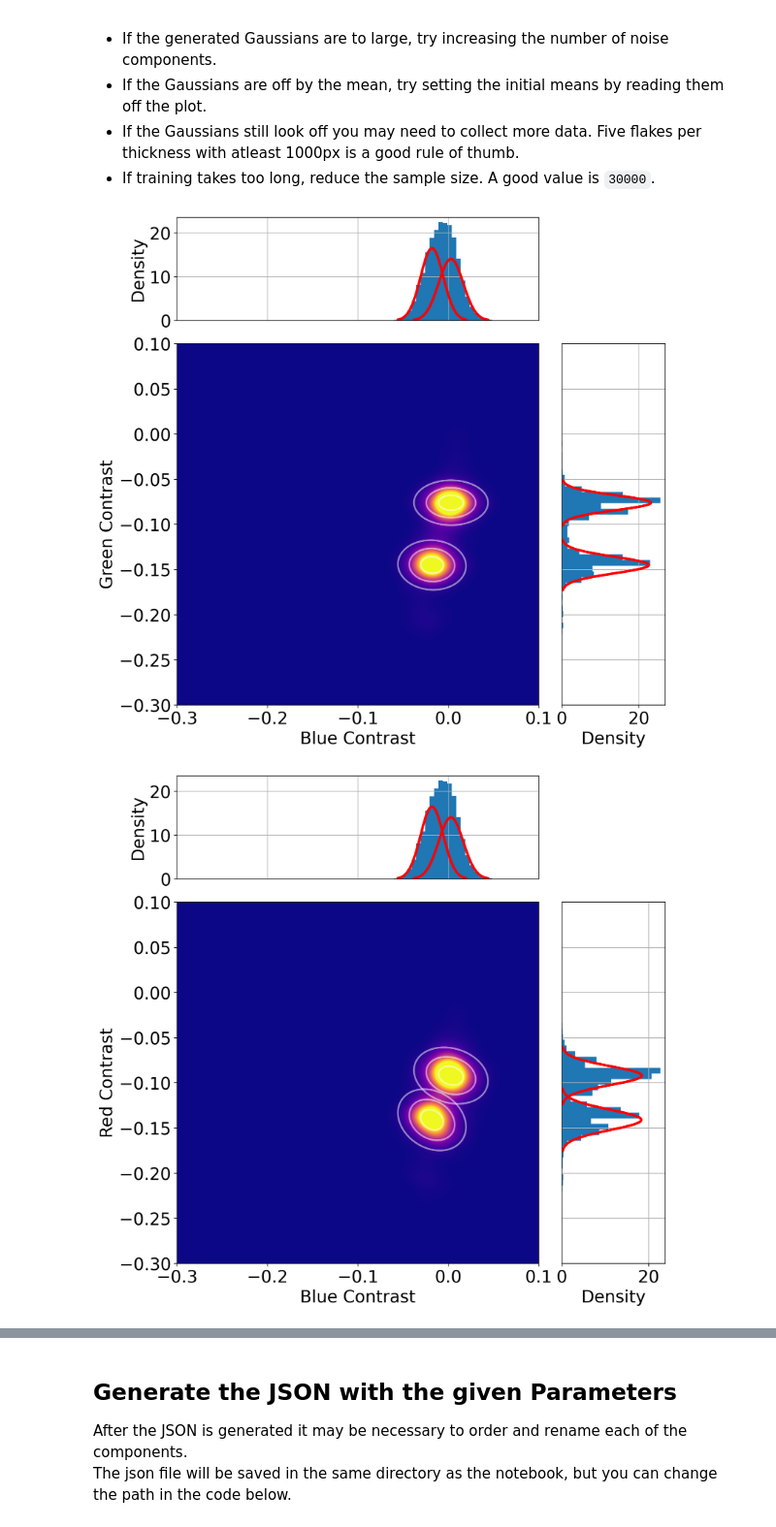
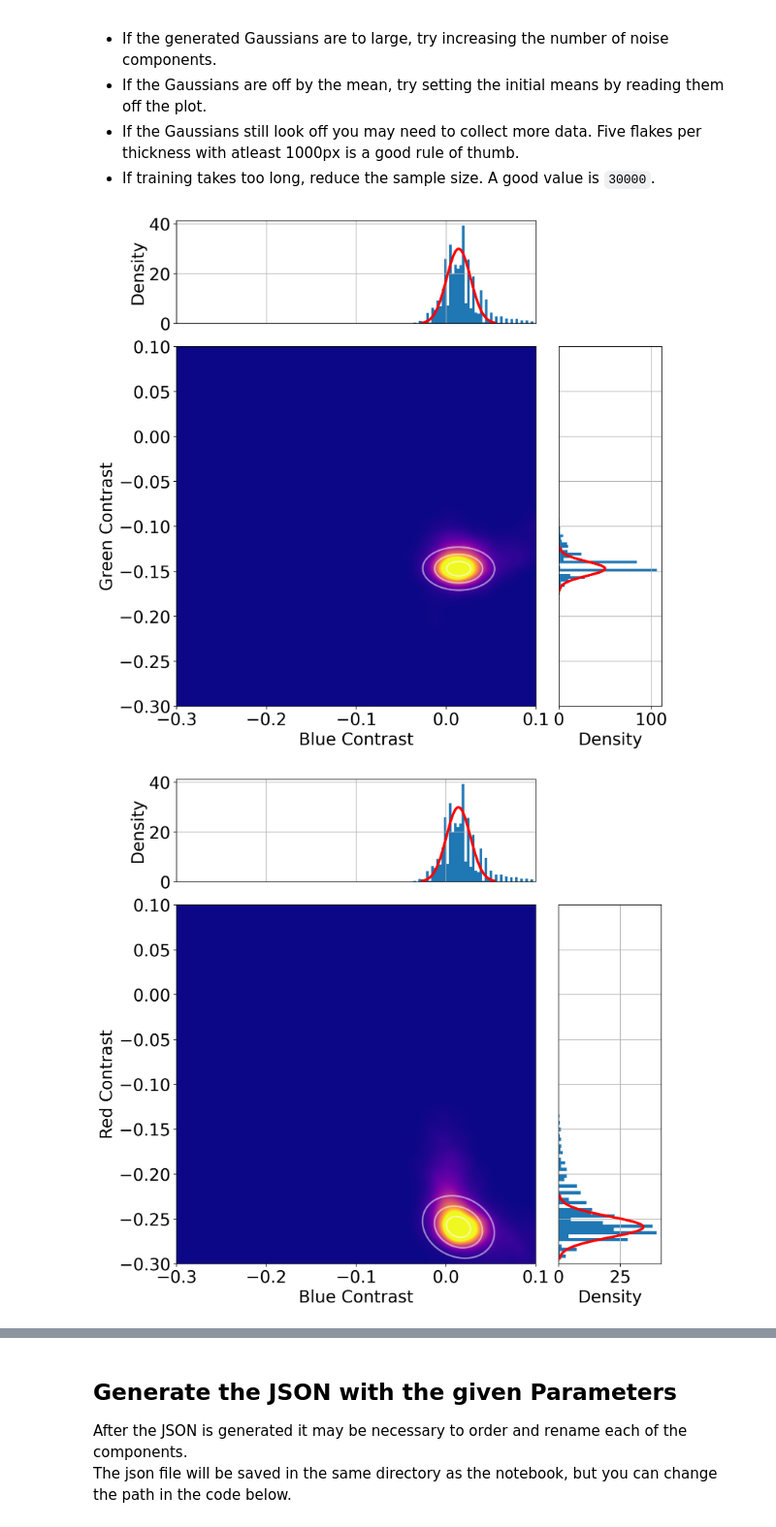
Before and after one commit to MiriRL/2DMatGMM, a Jupyter notebook: GMMDetector/Interactive_Parameter_Estimation.ipynb, the cells around one changed output, grey strips where cells are left out. Shown at 97% size. Cells and saved outputs as stored; diff of their text form; code cells hidden in the pictures.

```diff
--- a/GMMDetector/Interactive_Parameter_Estimation.ipynb
+++ b/GMMDetector/Interactive_Parameter_Estimation.ipynb
@@ -34,12 +34,12 @@ import json
 As the Supplied Datasets already have their flatfield removed, the default for `USE_FLATFIELD` is set to `False`.
 If you want to use a flatfield image, you need to set `USE_FLATFIELD` to `True` and set the path to the flatfield image in `FLATFIELD_PATH`.
 # %%
-FLAKE_DIRECTORY = r"../Datasets/GMMDetectorDatasets/usable_TIS_camera/train_images"
-MASK_SAVE_DIRECTORY = r"..Datasets/GMMDetectorDatasets/usable_TIS_camera/train_masks"
+FLAKE_DIRECTORY = r"../Datasets/GMMDetectorDatasets/WSe2/train_images"
+MASK_SAVE_DIRECTORY = r"../Datasets/GMMDetectorDatasets/WSe2/train_masks"
 
-ANNOTATE = True
+ANNOTATE = False
 USE_FLATFIELD = True
-FLATFIELD_PATH = r"../Datasets/GMMDetectorDatasets/usable_TIS_camera/flatfield_NDTiffStack.tif"
+FLATFIELD_PATH = r"../Datasets/GMMDetectorDatasets/WSe2/flatfield_2_correct_MMStack_Pos0.ome.tif"
 USED_CHANNELS = "BGR"
 AXIS_NAMES = ["Blue Contrast", "Green Contrast", "Red Contrast"]
 # %% [markdown]
@@ -179,8 +179,8 @@ Under the hood we are using the SciKit-Learn implementation of the EM-Algorithm.
 - If the Gaussians still look off you may need to collect more data. Five flakes per thickness with atleast 1000px is a good rule of thumb.
 - If training takes too long, reduce the sample size. A good value is `30000`.
 # %%
-NUMBER_OF_COMPONENTS = 2
-NUMBER_OF_NOISE_COMPONENTS = 1
+NUMBER_OF_COMPONENTS = 1
+NUMBER_OF_NOISE_COMPONENTS = 2
 SAMPLE_SIZE = None
 COV_TYPE = "full"
 
@@ -199,32 +199,32 @@ INITIAL_MEANS = [
     all_weights_gauss,
     sampled_data,
     predicted_labels,
 ) = fit_set(
     data=datapoints_contrast_cropped,
     num_components=NUMBER_OF_COMPONENTS,
     num_additional_noise_comp=NUMBER_OF_NOISE_COMPONENTS,
     cov_type=COV_TYPE,
     sample_size=SAMPLE_SIZE,
     used_channels=USED_CHANNELS,
     # initial_means=INITIAL_MEANS, # uncomment to use custom initial means
 )
 
 plot_gaussians(
     data=sampled_data,
     predicted_labels=predicted_labels,
     gauss_means=all_means_gauss,
     gauss_weights=all_weights_gauss,
     gauss_covariances=all_covariances_gauss,
     axis_names=AXIS_NAMES,
     upper_bounds=upper_bounds,
     lower_bounds=lower_bounds,
     bins=50,
     fig_size=(10, 10),
     plot_type="heatmap",
     heatmap_bins=BINS,
     heatmap_sigma=SIGMA,
     used_channels=USED_CHANNELS,
 );
 # %% [output]
-[figure, old version]
+[figure, new version]
-[figure, old version]
+[figure, new version]
```
Also changed, not shown: parts of 5 cells of this notebook, 4 other files.
